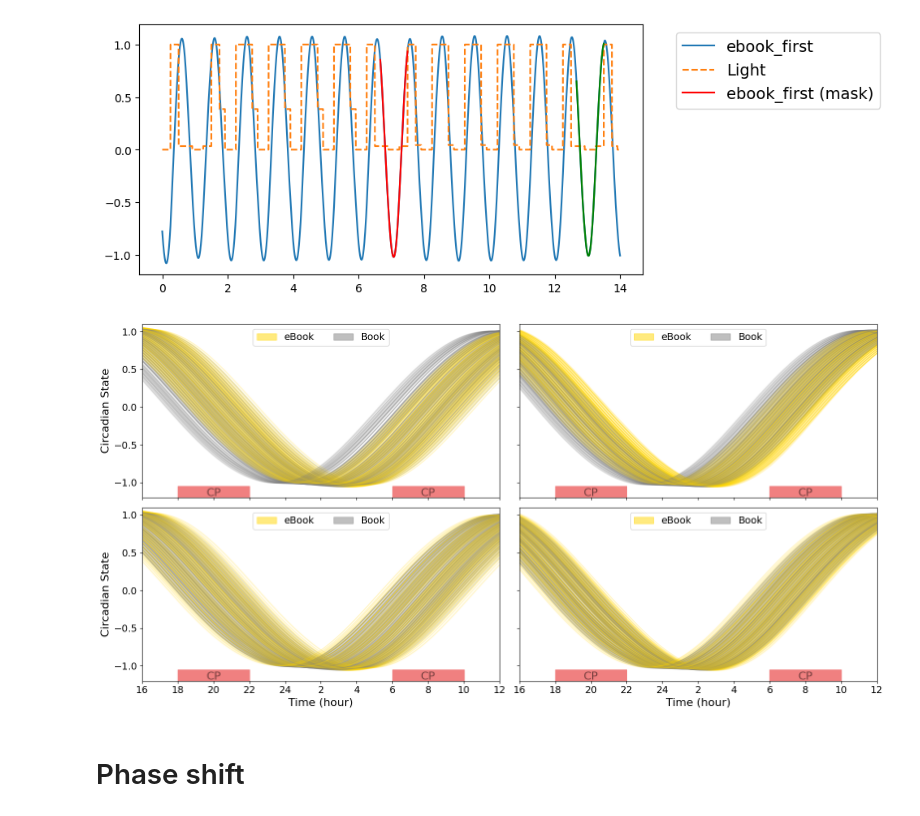
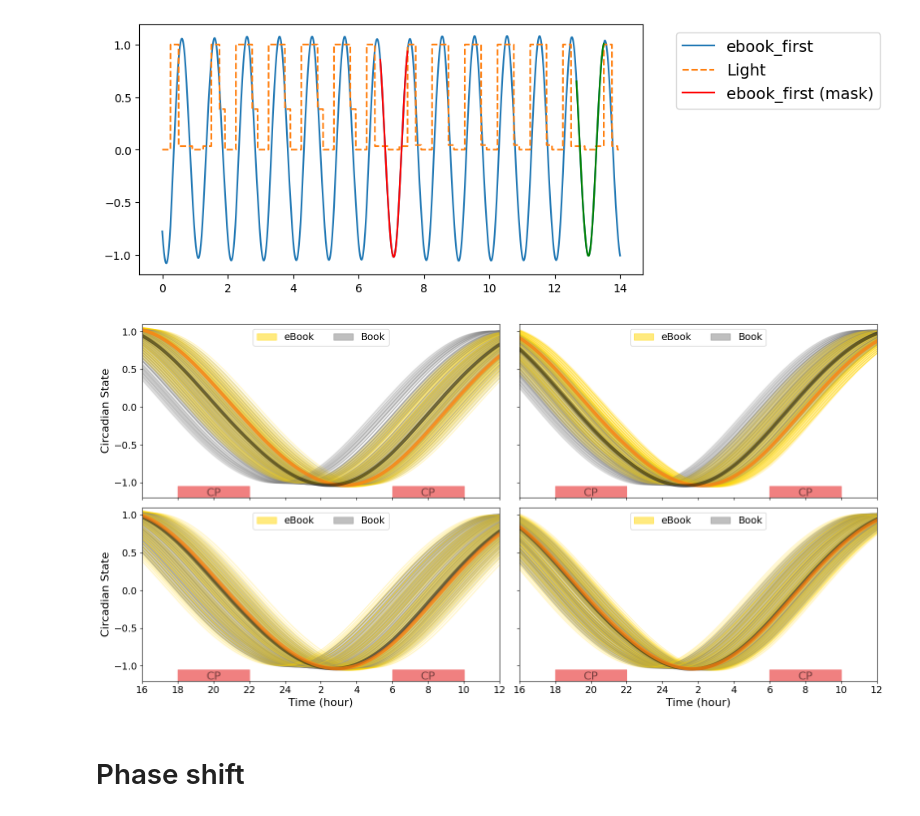
Before and after one commit to ftavella/evening_light_article, a Jupyter notebook: 15_figure_2.ipynb, the cells around one changed output. Cells and saved outputs as stored; diff of their text form; code cells hidden in the pictures.

Commit message:
figure 2 and supp updates

```diff
--- a/15_figure_2.ipynb
+++ b/15_figure_2.ipynb
@@ -81,7 +82,7 @@ for kdx in range(len(selected_parameters.index)):
             # Ebook first
             time = data['time'] / 24.0
             trajectory_states = data[f'chang14_{baseline_condition}{ebook_order}_trajectory_states']
-            light = data[f'chang14_{baseline_condition}{ebook_order}_light']
+            # light = data[f'chang14_{baseline_condition}{ebook_order}_light']
 
             circadian_state = trajectory_states[:, 0]
 
@@ -101,12 +102,47 @@ for kdx in range(len(selected_parameters.index)):
             axs[idx, jdx].plot((time[first_week_mask] - first_week_mask_end + 1) * 24,
                               circadian_state[first_week_mask],
                               color=color_values[0], alpha=0.25,
-                              label=first_condition)
+                              label=first_condition, zorder=0)
 
             axs[idx, jdx].plot((time[second_week_mask] - second_week_mask_end + 1) * 24,
                               circadian_state[second_week_mask],
                               color=color_values[1], alpha=0.25,
-                              label=second_condition)
+                              label=second_condition, zorder=0)
+
+# Add result with reference parameters
+data = np.load(f"{reference_simulation_data_path}/chang14_simulation_reference_parameters.npz", allow_pickle=True)
+time = data['time'] / 24.0
+for idx, ebook_order in enumerate(['ebook_first', 'ebook_second']):
+    for jdx, baseline_condition in enumerate(['', 'high_']):
+        # Load reference simulation data
+        trajectory_states = data[f'chang14_{baseline_condition}{ebook_order}_trajectory_states']
+        circadian_state = trajectory_states[:, 0]
+
+        # time mask
+        first_week_mask = (time >= first_week_mask_start) & (time <= first_week_mask_end)
+        second_week_mask = (time >= second_week_mask_start) & (time <= second_week_mask_end)
+
+        if ebook_order == 'ebook_first':
+            first_condition = 'eBook'
+            second_condition = 'Book'
+            color_values = ['tab:orange', 'black']
+            alpha_values = [0.75, 0.5]
+        else:
+            first_condition = 'Book'
+            second_condition = 'eBook'
+            color_values = ['black', 'tab:orange']
+            alpha_values = [0.5, 0.75]
+
+        axs[idx, jdx].plot((time[first_week_mask] - first_week_mask_end + 1) * 24,
+                    circadian_state[first_week_mask],
+                    color=color_values[0], alpha=alpha_values[0], label='Reference parameters eBook',
+                    linewidth=5, zorder=1)
+
+        axs[idx, jdx].plot((time[second_week_mask] - second_week_mask_end + 1) * 24,
+                    circadian_state[second_week_mask],
+                    color=color_values[1], alpha=alpha_values[1], label='Reference parameters Book',
+                    linewidth=5, zorder=1)
+
 
 axs[0, 0].set_ylabel("Circadian State", fontsize=axis_label_fontsize)
 axs[1, 0].set_ylabel("Circadian State", fontsize=axis_label_fontsize)
@@ -126,34 +162,34 @@ for idx in range(2):
         text_location2 = (18 + rect_width / 2, -1.215 + rect_height / 2)
         axs[idx, jdx].text(*text_location1, 'CP', fontsize=text_fontsize * 0.9, ha='center', va='center', alpha=0.5)
         axs[idx, jdx].text(*text_location2, 'CP', fontsize=text_fontsize * 0.9, ha='center', va='center', alpha=0.5)
 
 # Create legend with patches
 legend_elements = [patches.Patch(facecolor='gold', edgecolor='gold', label='eBook', alpha=0.5),
                    patches.Patch(facecolor='gray', edgecolor='gray', label='Book', alpha=0.5)]
 axs[0, 1].legend(handles=legend_elements, loc='best', fontsize=legend_fontsize, ncols=2)
 axs[0, 0].legend(handles=legend_elements, loc='best', fontsize=legend_fontsize, ncols=2)
 axs[1, 0].legend(handles=legend_elements, loc='best', fontsize=legend_fontsize, ncols=2)
 axs[1, 1].legend(handles=legend_elements, loc='best', fontsize=legend_fontsize, ncols=2)
 
 
 axs[0, 0].set_xticks(np.linspace(4, 24, 11))
 axs[0, 0].set_xticklabels([
     '16', '18', '20', '22', '24', '2', '4', '6', '8', '10', '12'
 ], fontsize=tick_label_fontsize)
 axs[0, 0].set_xlim([4, 24])
 axs[0, 0].set_ylim([-1.2, 1.1])
 
 axs[0, 0].tick_params(axis='both', which='major', labelsize=tick_label_fontsize)
 axs[1, 0].tick_params(axis='both', which='major', labelsize=tick_label_fontsize)
 axs[1, 1].tick_params(axis='both', which='major', labelsize=tick_label_fontsize)
 
 plt.savefig(f"figures/circadian_states_{light_condition}.pdf", bbox_inches='tight')
 plt.savefig(f"figures/circadian_states_{light_condition}.png", bbox_inches='tight', dpi=300)
 
 plt.tight_layout()
 plt.show()
 # %% [output]
-[figure, old version]
+[figure, new version]
 # %% [markdown]
 # Phase shift
 # %%
```
Also changed, not shown: parts of 2 cells of this notebook, 11 other files.
